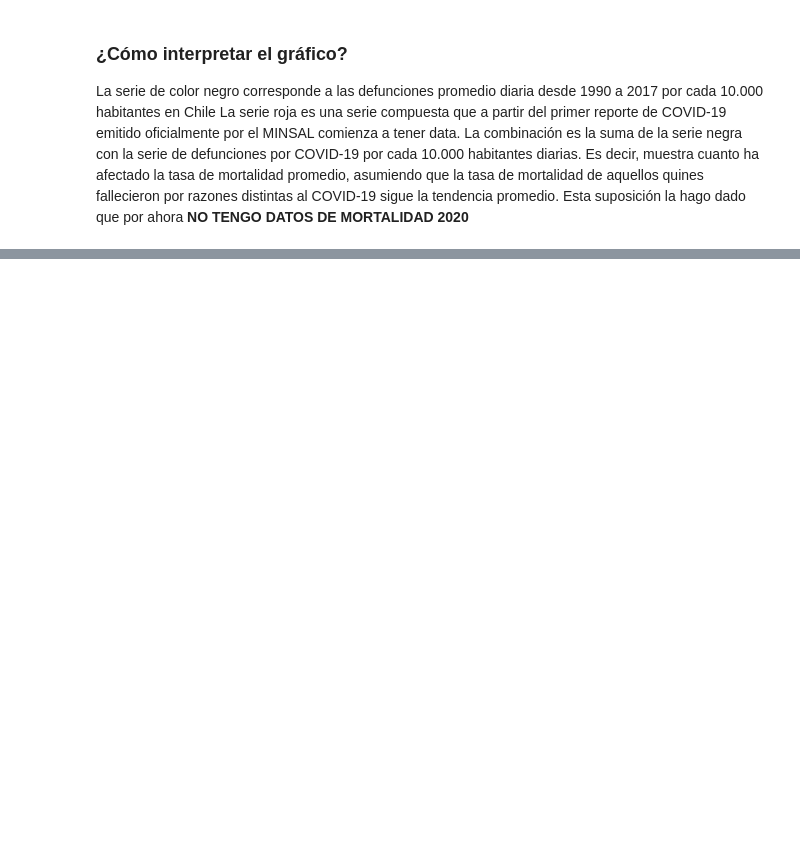
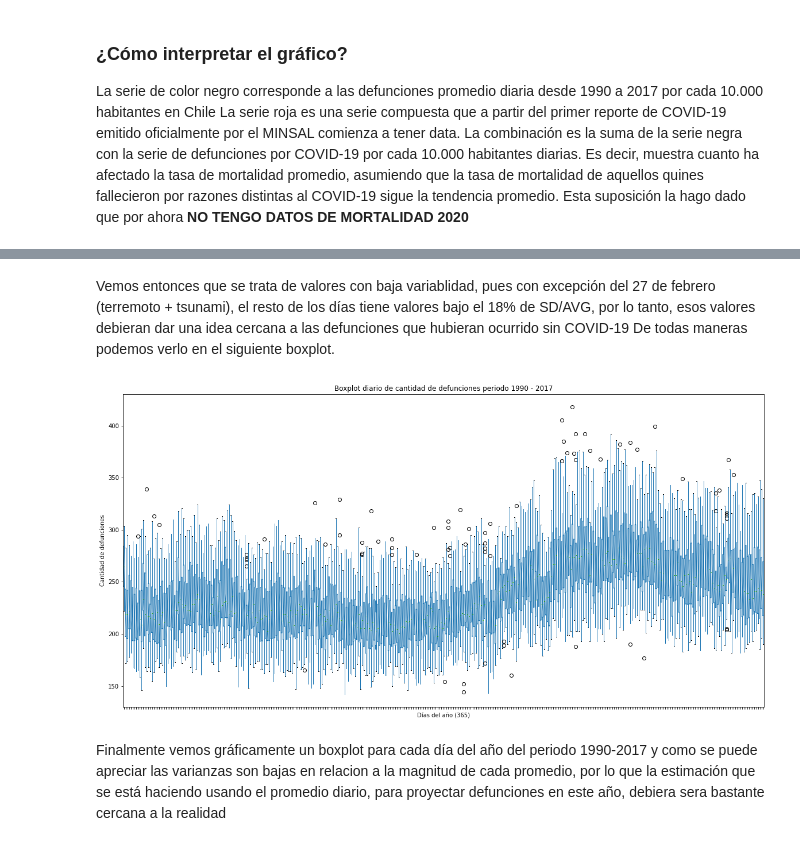
Before and after one commit to josemoragonzalez/Defunciones, a Jupyter notebook: defunciones.ipynb, the cells around one changed output, grey strips where cells are left out. Drawn from its saved outputs; the diff is of its cells as text; code cells hidden in the pictures; blank space fills up the shorter version.

```diff
--- a/defunciones.ipynb
+++ b/defunciones.ipynb
@@ -284,0 +340,48 @@ La serie roja es una serie compuesta que a partir del primer reporte de COVID-19
+# %% [markdown]
+Vemos entonces que se trata de valores con baja variablidad, pues con excepción del 27 de febrero (terremoto + tsunami), el resto de los días tiene valores bajo el 18% de SD/AVG, por lo tanto, esos valores debieran dar una idea cercana a las defunciones que hubieran ocurrido sin COVID-19
+De todas maneras podemos verlo en el siguiente boxplot.
+# %%
+# tabajamos sobre el dataframe que contiene los datos históricos por día mes y año
+bplotDF = agrupDefun.copy()
+
+#creamos un campo que tenga el mes y dia concatenados
+bplotDF['mesdia'] = bplotDF['MES_DEF'].map(int).map(str) + '-' + bplotDF['DIA_DEF'].map(int).map(str)
+
+# eliminamos los campos innecesarios
+bplotDF = bplotDF[['ANO_DEF', 'mesdia', 'CANT_FALLECIDOS']]
+
+#pivoteamos sobre el campo año y mesdia
+pivotPlot = pd.pivot_table(bplotDF, values = ['CANT_FALLECIDOS'], index = ['ANO_DEF'], columns = ['mesdia'], aggfunc=np.sum)
+
+#limpiamos y dejamos las columnas como dato único y no como tupla
+pivotPlot.columns = [ '_'.join(x) for x in pivotPlot.columns ]
+pivotPlot.reset_index(inplace=True)
+pivotPlot = pivotPlot.rename(columns=lambda x: r.sub('CANT_FALLECIDOS_','',x))
+pivotPlot = pivotPlot.drop(columns = {'ANO_DEF'})
+
+#--------------------
+#    Graficamos
+#--------------------
+
+#creamos el gráfico
+fig2, ax2 = plt.subplots()
+
+#usaremos pandas para graficar
+pivotPlot.boxplot(ax=ax2, notch=True, bootstrap=5000)
+
+# Settings
+fig2.set_figheight(10)
+fig2.set_figwidth(20)
+ax2.set_ylim([130, 430])
+ax2.grid(False)
+ax2.xaxis.set_major_formatter(plt.NullFormatter())
+ax2.set_xlabel('Días del año (365)')
+ax2.set_ylabel('Cantidad de defunciones')
+ax2.set_title('Boxplot diario de cantidad de defunciones periodo 1990 - 2017')
+
+# presentación
+plt.show()
+# %% [output]
+[figure, added]
+# %% [markdown]
+Finalmente vemos gráficamente un boxplot para cada día del año del periodo 1990-2017 y como se puede apreciar las varianzas son bajas en relacion a la magnitud de cada promedio, por lo que la estimación que se está haciendo usando el promedio diario, para proyectar defunciones en este año, debiera sera bastante cercana a la realidad
```
Also changed, not shown: parts of 5 cells of this notebook.
